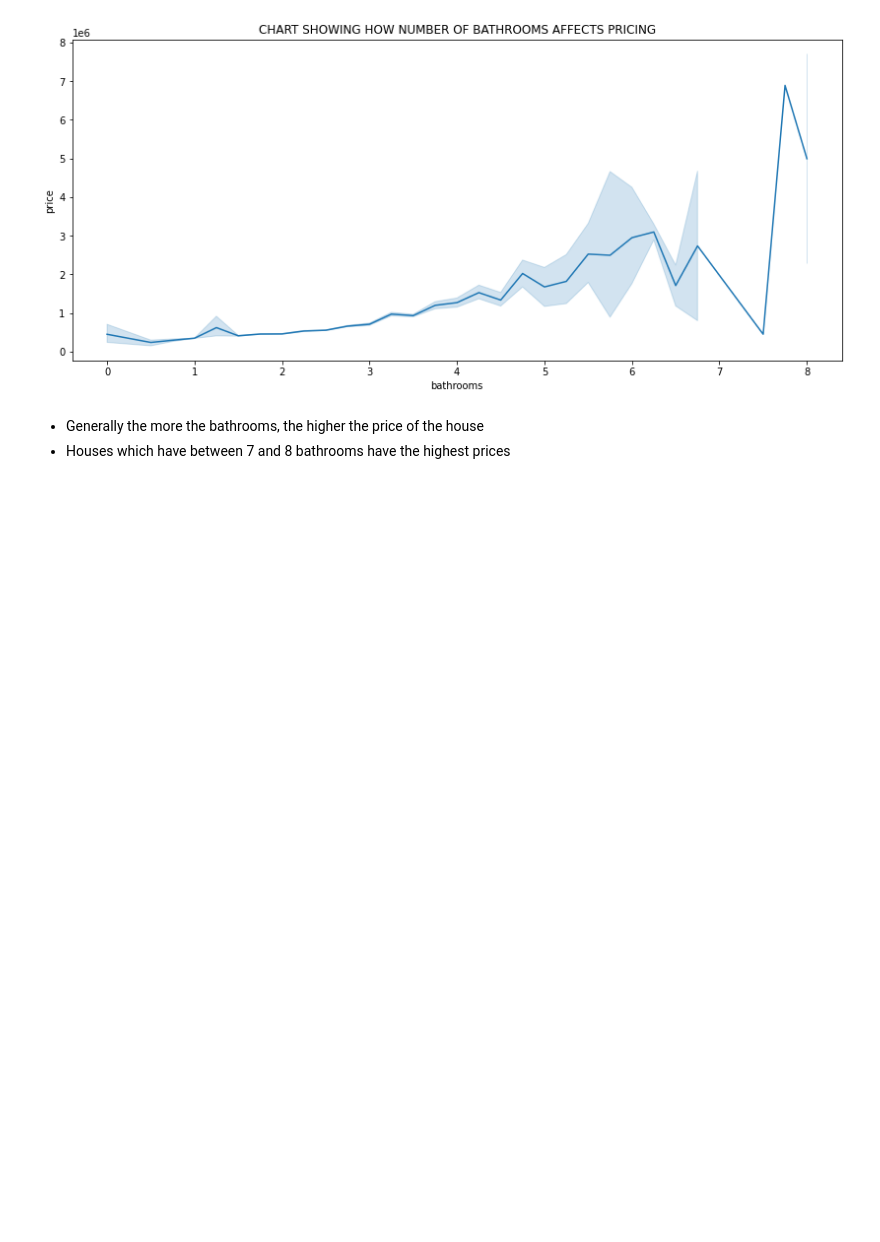
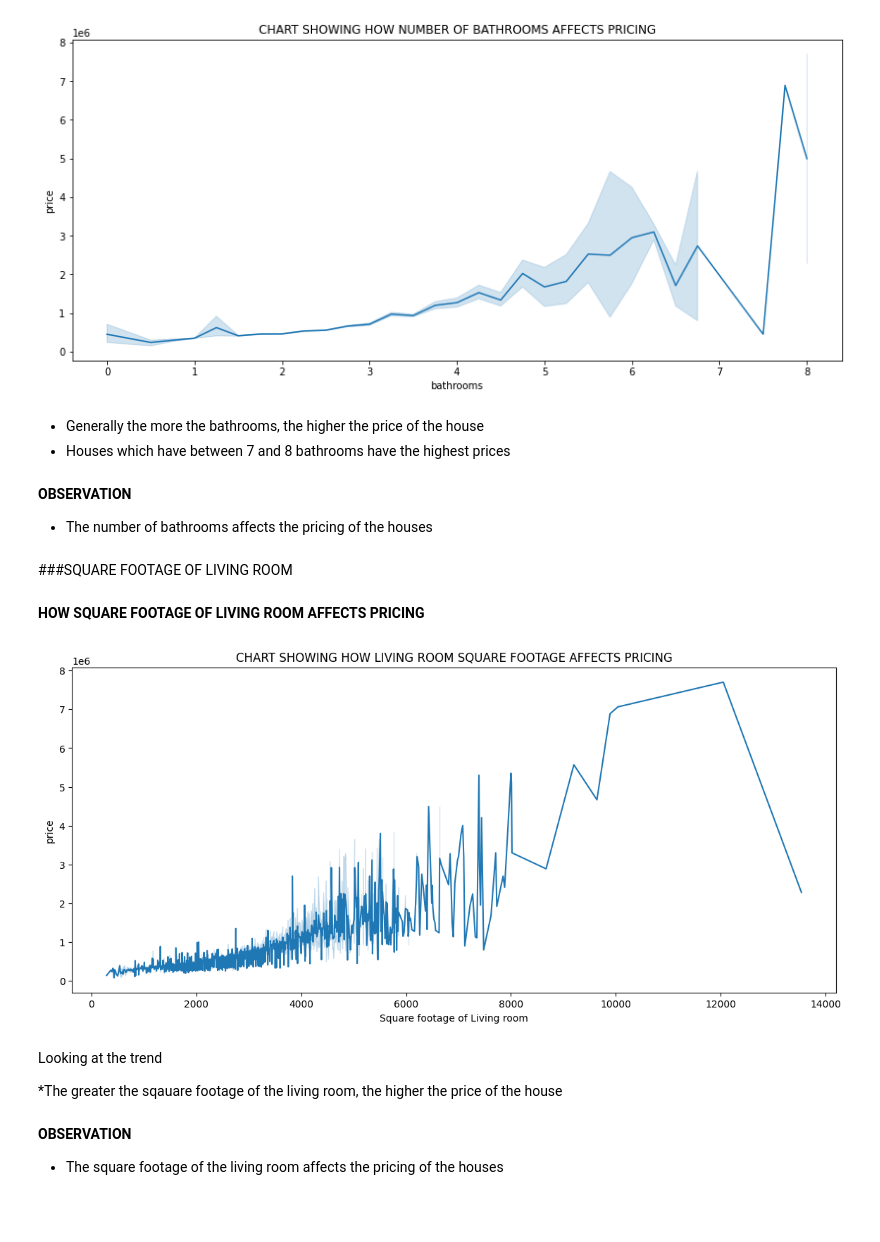
Before and after one commit to MikeDeecode/KC-properties-price-analysis, a Jupyter notebook: kc_properties_analysis.ipynb, the cells around one changed output. Drawn from its saved outputs; the diff is of its cells as text; code cells hidden in the pictures; blank space fills up the shorter version.

```diff
--- a/kc_properties_analysis.ipynb
+++ b/kc_properties_analysis.ipynb
@@ -222,3 +222,29 @@ plt.show()
 # %% [markdown]
 * Generally the more the bathrooms, the higher the price of the house
 * Houses which have between 7 and 8 bathrooms have the highest prices
+# %% [markdown]
+**OBSERVATION**
+
+* The number of bathrooms affects the pricing of the houses
+# %% [markdown]
+###SQUARE FOOTAGE OF LIVING ROOM
+# %% [markdown]
+**HOW SQUARE FOOTAGE OF LIVING ROOM AFFECTS PRICING**
+# %%
+plt.figure(figsize = (14, 6))
+sns.lineplot('sqft_living', 'price', data = kc_properties)
+plt.title("CHART SHOWING HOW LIVING ROOM SQUARE FOOTAGE AFFECTS PRICING")
+plt.xlabel("Square footage of Living room")
+plt.show()
+# %% [output]
+[figure, added]
+# %% [markdown]
+Looking at the trend
+
+*The greater the sqauare footage of the living room, the higher the price of the house
+# %% [markdown]
+**OBSERVATION**
+
+* The square footage of the living room affects the pricing of the houses
+# %% [markdown]
+###
```
